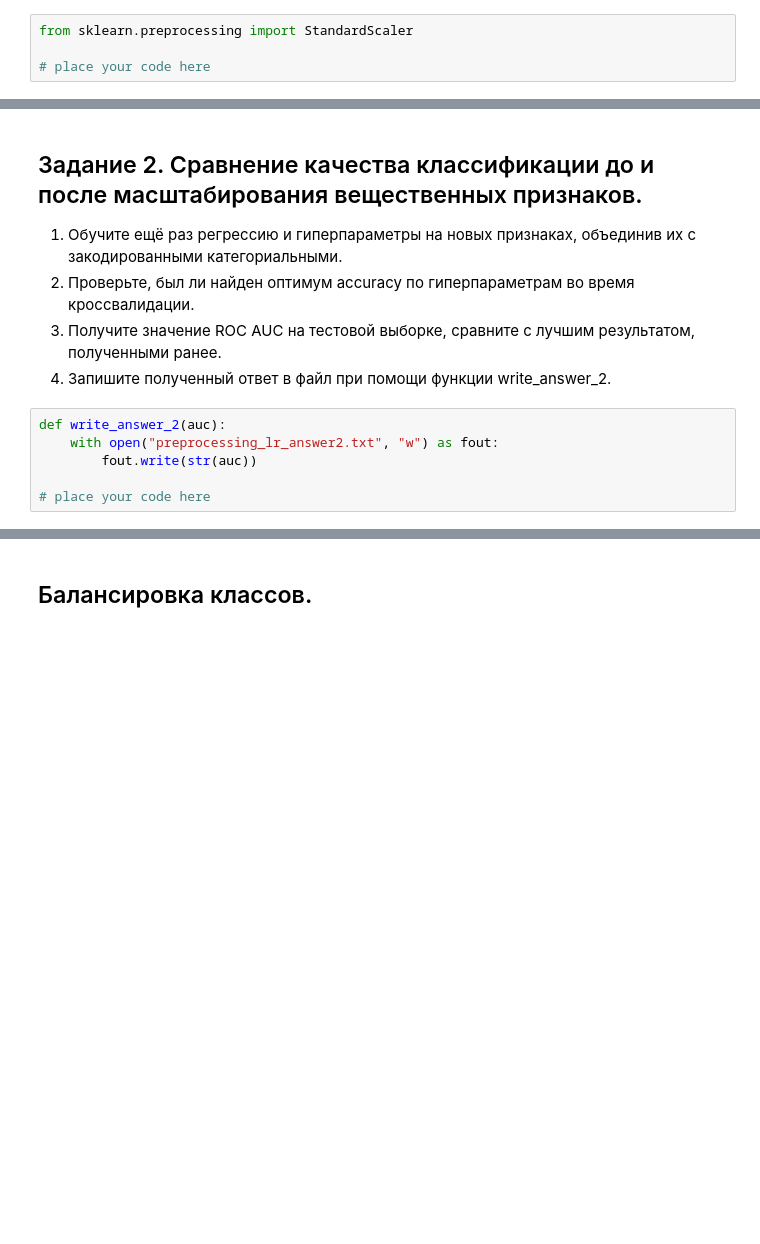
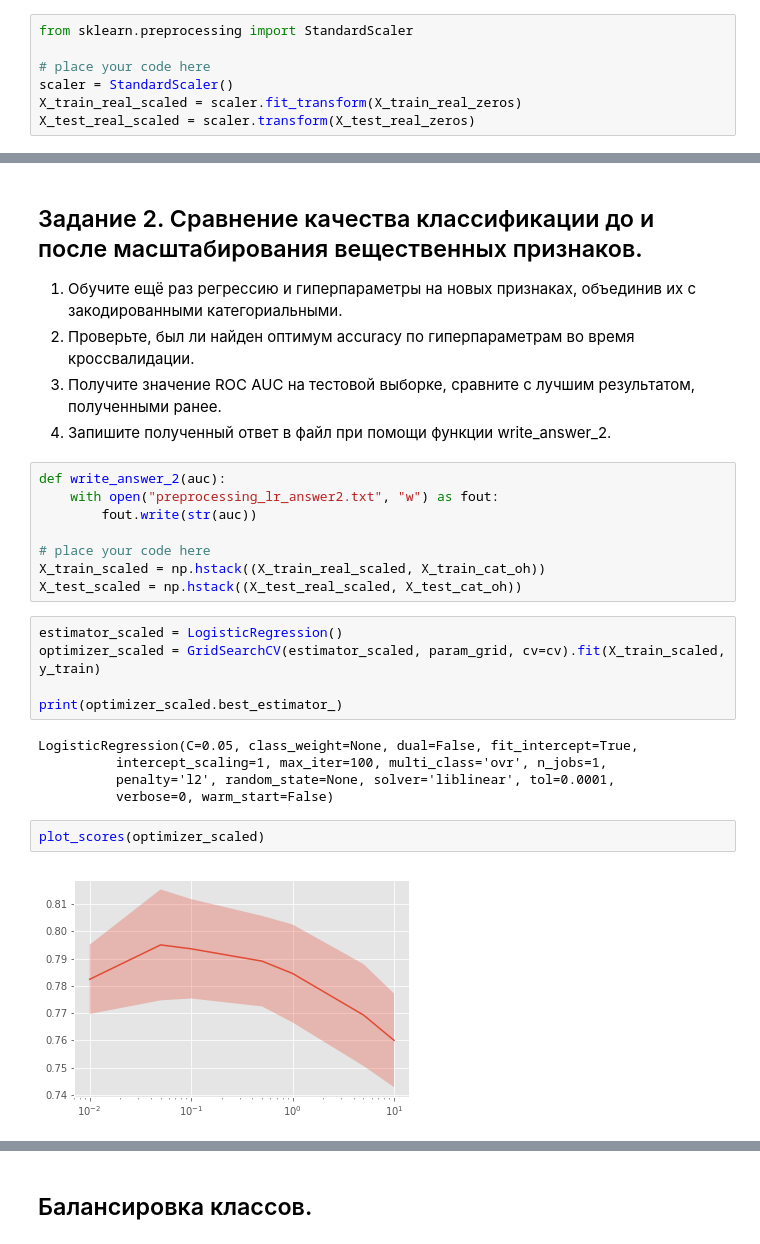
Before and after one commit to ivan-magda/machine-learning-data-analysis, a Jupyter notebook: supervised-learning/preprocessing-lr/preprocessing-lr.ipynb, the cells around one changed output, grey strips where cells are left out. Cells and saved outputs as stored; diff of their text form; blank space fills up the shorter version.

```diff
--- a/supervised-learning/preprocessing-lr/preprocessing-lr.ipynb
+++ b/supervised-learning/preprocessing-lr/preprocessing-lr.ipynb
@@ -310,6 +349,9 @@ $$ x^{scaled}_{id} = \dfrac{x_{id} - \mu_d}{\sigma_d}, \quad \mu_d = \frac{1}{N}
 from sklearn.preprocessing import StandardScaler
 
 # place your code here
+scaler = StandardScaler()
+X_train_real_scaled = scaler.fit_transform(X_train_real_zeros)
+X_test_real_scaled = scaler.transform(X_test_real_zeros)
 # %% [markdown]
 ## Сравнение признаковых пространств.
 # %% [markdown]
@@ -333,3 +377,19 @@ def write_answer_2(auc):
         fout.write(str(auc))
 
 # place your code here
+X_train_scaled = np.hstack((X_train_real_scaled, X_train_cat_oh))
+X_test_scaled = np.hstack((X_test_real_scaled, X_test_cat_oh))
+# %%
+estimator_scaled = LogisticRegression()
+optimizer_scaled = GridSearchCV(estimator_scaled, param_grid, cv=cv).fit(X_train_scaled, y_train)
+
+print(optimizer_scaled.best_estimator_)
+# %% [output]
+LogisticRegression(C=0.05, class_weight=None, dual=False, fit_intercept=True,
+          intercept_scaling=1, max_iter=100, multi_class='ovr', n_jobs=1,
+          penalty='l2', random_state=None, solver='liblinear', tol=0.0001,
+          verbose=0, warm_start=False)
+# %%
+plot_scores(optimizer_scaled)
+# %% [output]
+[figure, added]
```
Also changed, not shown: parts of 39 cells of this notebook, 6 other files.
